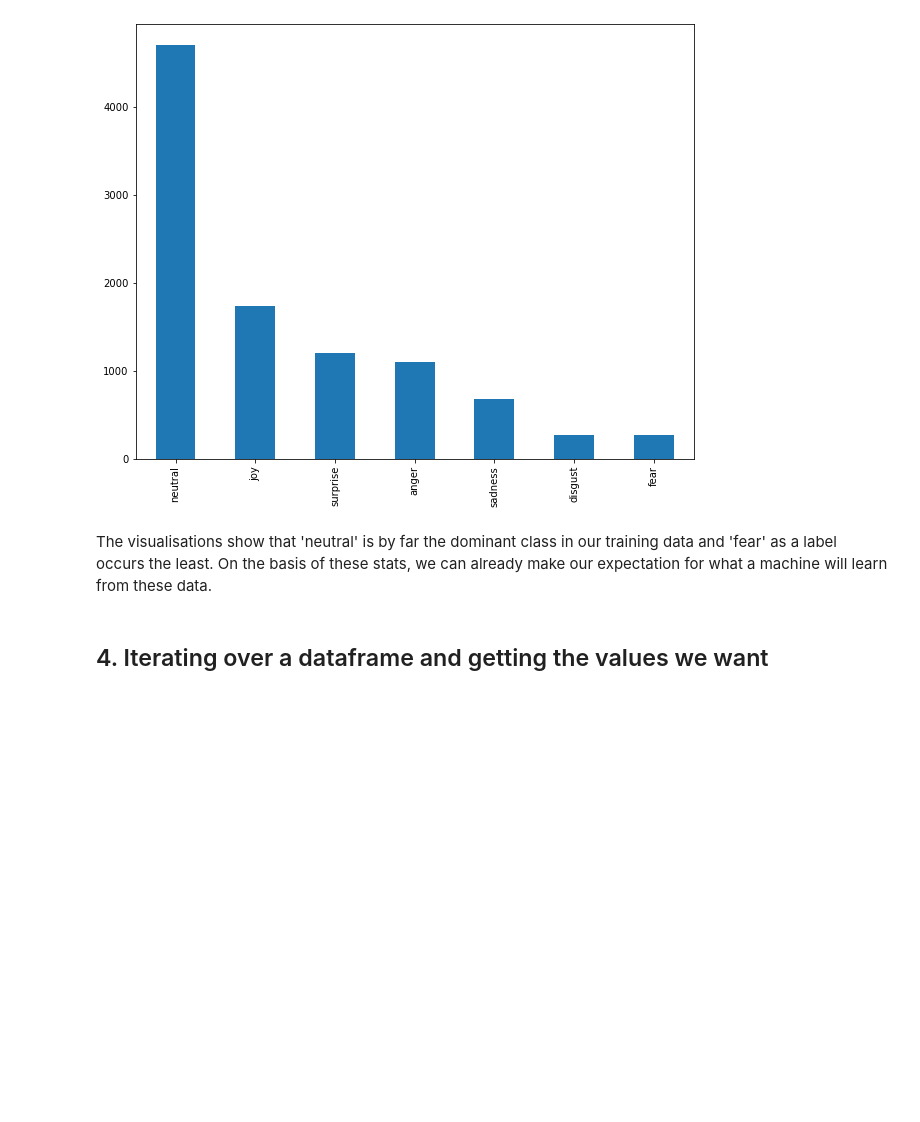
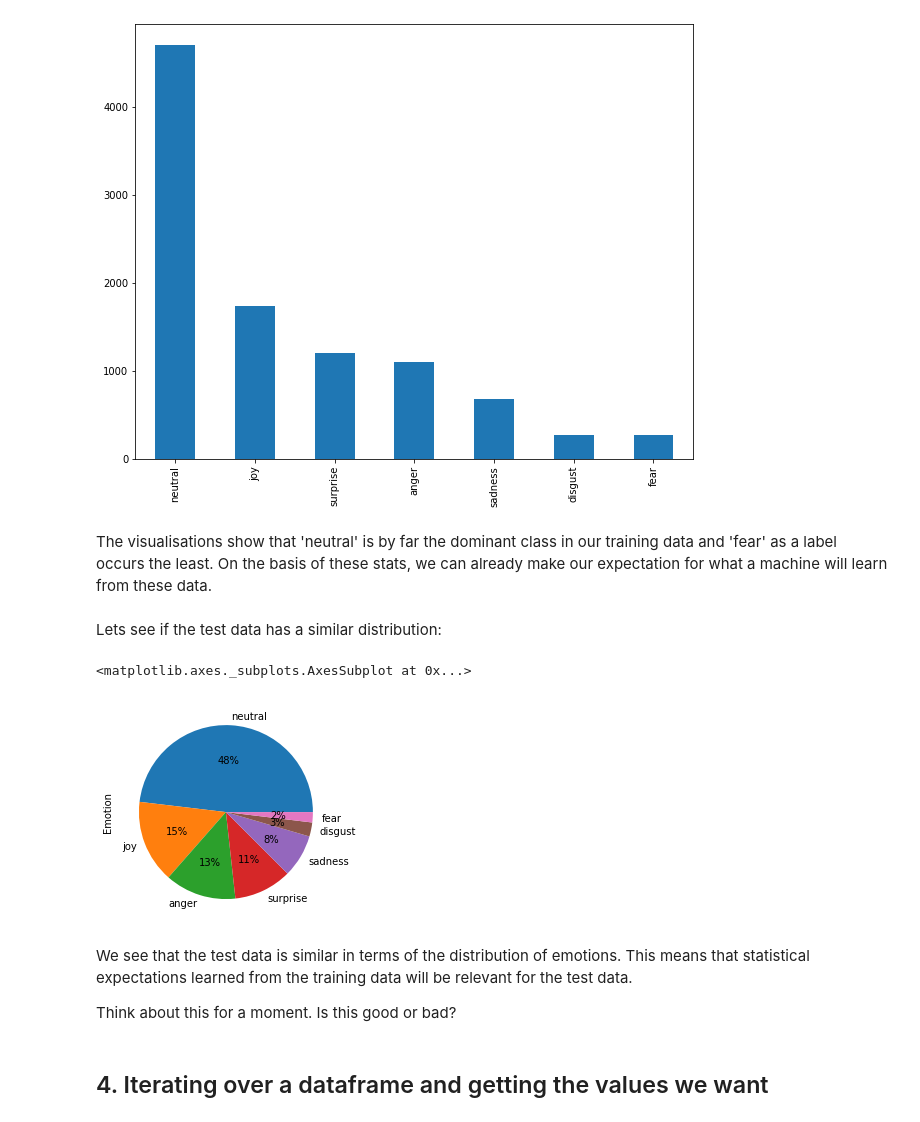
Before and after one commit to cltl/ma-hlt-labs, a Jupyter notebook: lab3.machine_learning/Lab3.3a.ml.emotion-detection.ipynb, the cells around one changed output. Saved outputs shown, nothing was run; the diff lists cells and outputs as text; code cells hidden in the pictures; blank space fills up the shorter version.

```diff
--- a/lab3.machine_learning/Lab3.3a.ml.emotion-detection.ipynb
+++ b/lab3.machine_learning/Lab3.3a.ml.emotion-detection.ipynb
@@ -127,0 +137,7 @@ df.tail(10)
+# %%
+filepath = './data/MELD/test_sent_emo.csv'
+dftest = pd.read_csv(filepath)
+
+dftest['Utterance'] = dftest['Utterance'].str.replace("\x92|\x97|\x91|\x93|\x94|\x85", "'")
+dftest.info()
+dftest.head(10)
@@ -171,6 +217,17 @@ df.Emotion.value_counts().sort_values(ascending=False).plot(kind='bar')
 [figure]
 # %% [markdown]
 The visualisations show that 'neutral' is by far the dominant class in our training data and 'fear' as a label occurs the least. On the basis of these stats, we can already make our expectation for what a machine will learn from these data.
+# %% [markdown]
+Lets see if the test data has a similar distribution:
+# %%
+dftest.Emotion.value_counts().plot(kind='pie', autopct='%1.0f%%')
+# %% [output]
+<matplotlib.axes._subplots.AxesSubplot at 0x...>
+[figure, added]
+# %% [markdown]
+We see that the test data is similar in terms of the distribution of emotions. This means that statistical expectations learned from the training data will be relevant for the test data.
+
+Think about this for a moment. Is this good or bad?
 # %% [markdown]
 ## 4. Iterating over a dataframe and getting the values we want <a class="anchor" id ="section3"></a>
 # %% [markdown]
```
Also changed, not shown: parts of 76 cells of this notebook, 1 other file.
